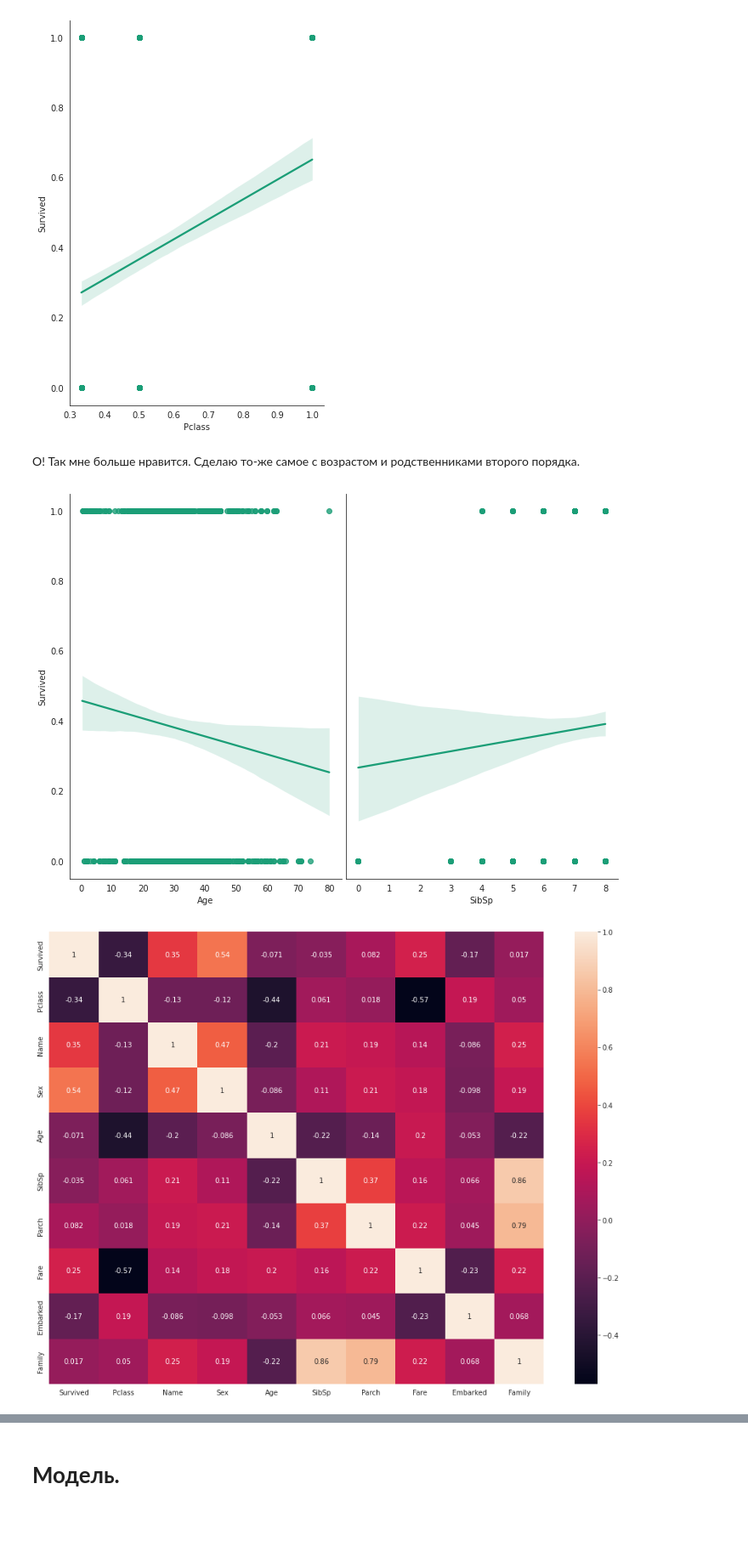
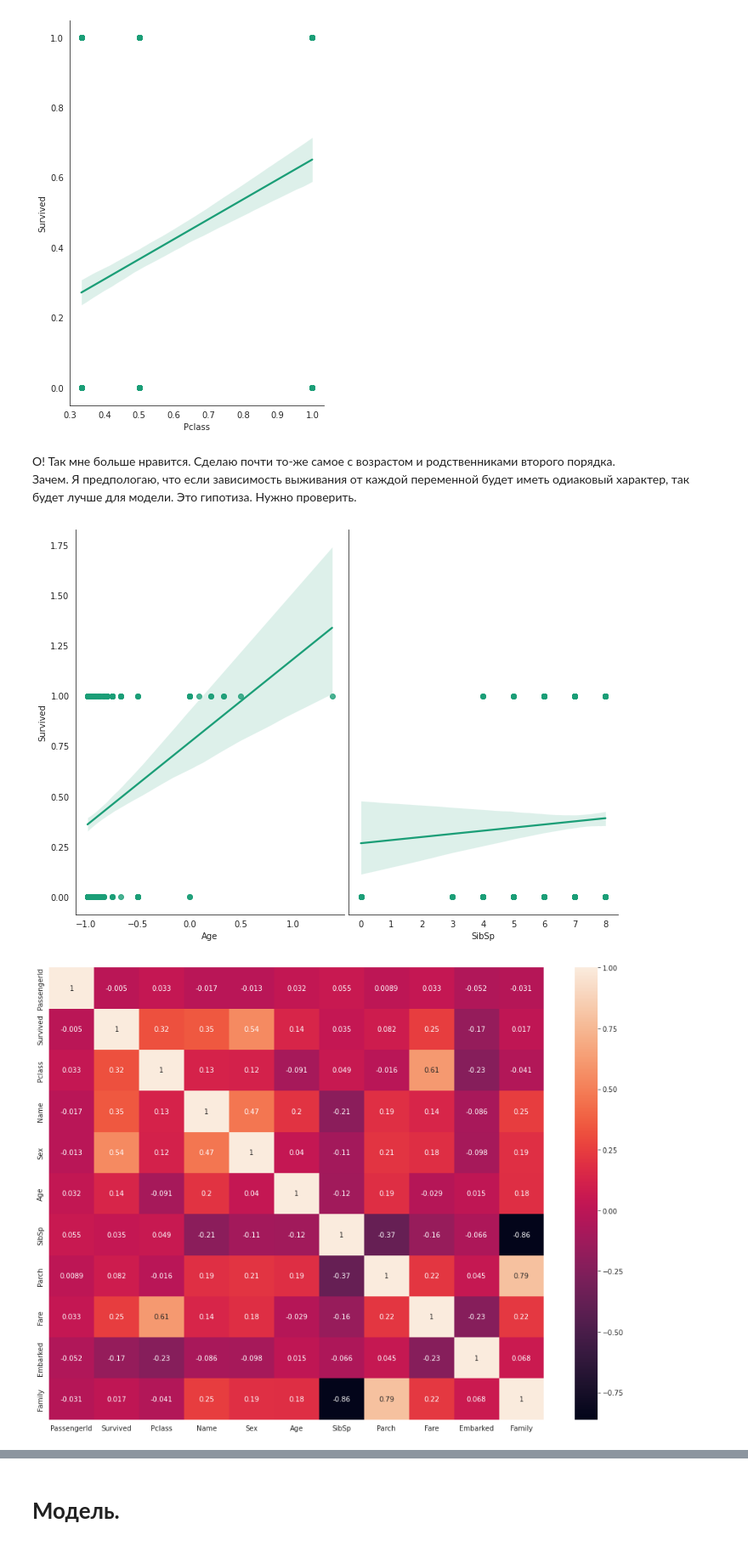
Before and after one commit to jast4ik/Hillel_ML_HW, a Jupyter notebook: Homework07/HW07.ipynb, the cells around one changed output, grey strips where cells are left out. Shown at 85% size. Saved outputs shown, nothing was run; the diff lists cells and outputs as text; code cells hidden in the pictures; blank space fills up the shorter version.

```diff
--- a/Homework07/HW07.ipynb
+++ b/Homework07/HW07.ipynb
@@ -327,17 +329,18 @@ a = sns.pairplot(src_df, x_vars=['Pclass'], y_vars='Survived', height=7, aspect=
 # %% [output]
 [figure]
 # %% [markdown]
-О! Так мне больше нравится. Сделаю то-же самое с возрастом и родственниками второго порядка.
+О! Так мне больше нравится. Сделаю почти то-же самое с возрастом и родственниками второго порядка. <br>
+Зачем. Я предпологаю, что если зависимость выживания от каждой переменной будет иметь одиаковый характер, так будет лучше для модели. Это гипотиза. Нужно проверить.
 # %%
-#src_df['Age'] = 1 / src_df['Age'] - 1
+src_df['Age'] = 1 / src_df['Age'] - 1
 src_df['SibSp'] = src_df['SibSp'].max() - src_df['SibSp']
 # %%
 a = sns.pairplot(src_df, x_vars=['Age', 'SibSp'], y_vars='Survived', height=7, aspect=0.7, kind='reg')
 # %% [output]
-[figure, old version]
+[figure, new version]
 # %%
 f, ax = plt.subplots(figsize=(16, 12))
-a = sns.heatmap(src_df_clear.corr(), annot=True)
+a = sns.heatmap(src_df.corr(), annot=True)
 # %% [output]
-[figure, old version]
+[figure, new version]
 # %% [markdown]
```
Also changed, not shown: parts of 54 cells of this notebook, 8 other files.
